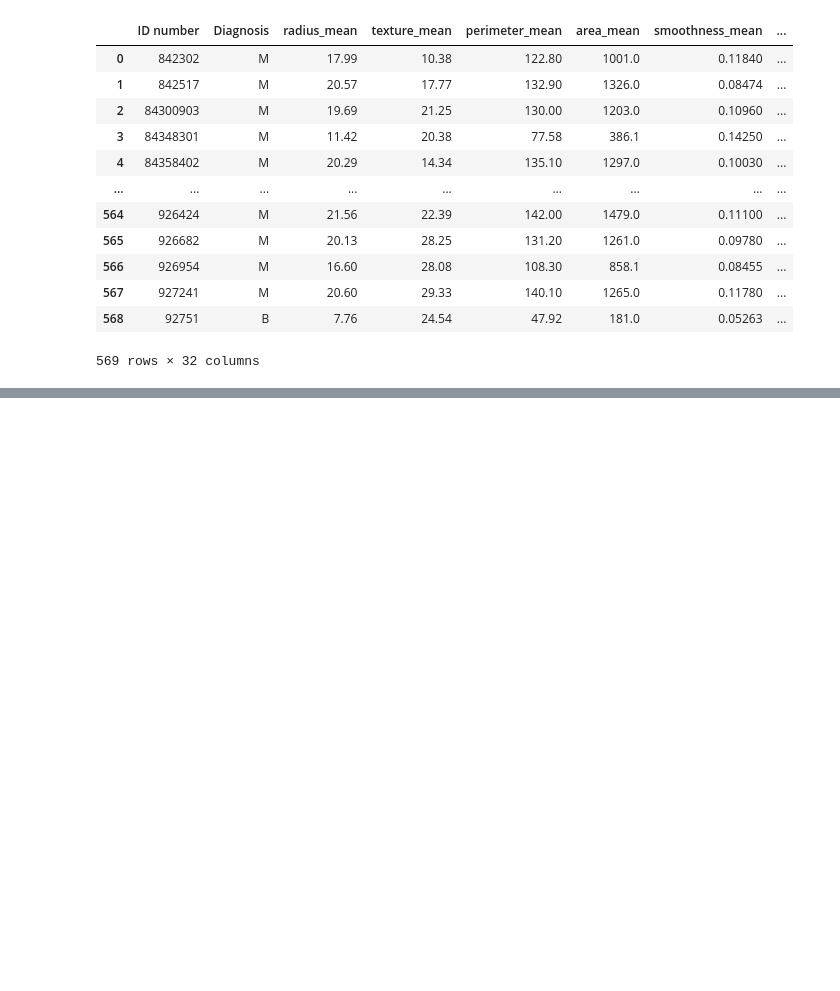
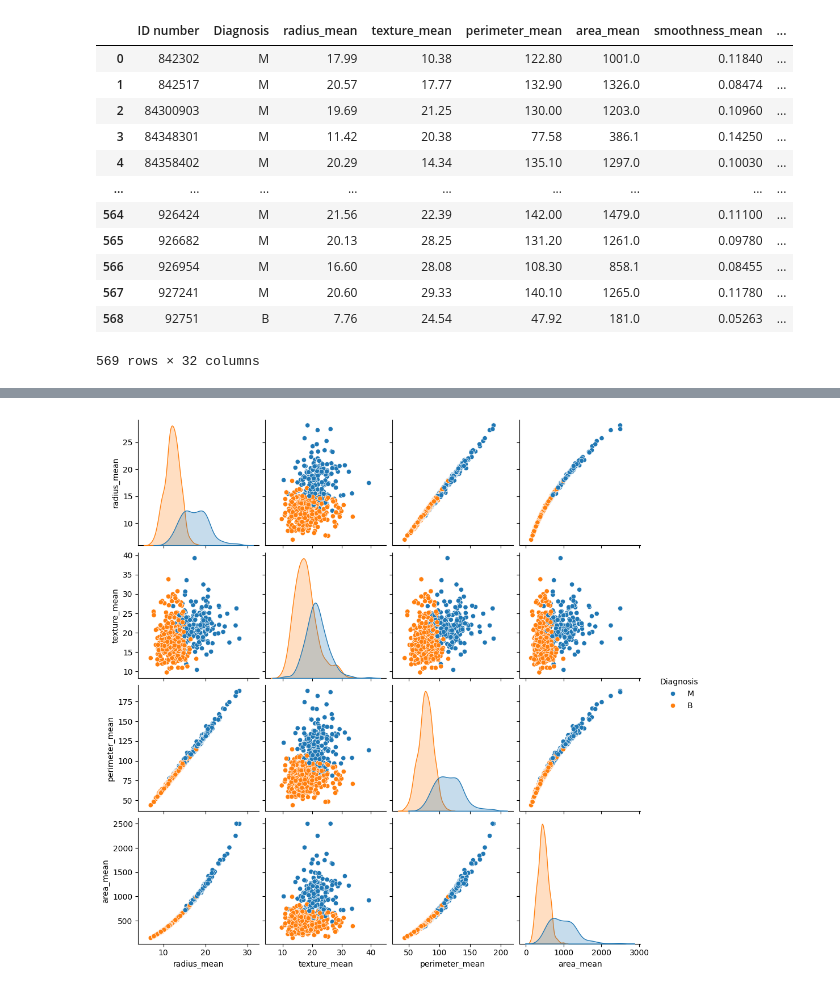
Before and after one commit to belalmohsen13/Machine_Learning, a Jupyter notebook: Classification/Classification_Task.ipynb, the cells around one changed output, grey strips where cells are left out. Cells and saved outputs as stored; diff of their text form; code cells hidden in the pictures; blank space fills up the shorter version.

```diff
--- a/Classification/Classification_Task.ipynb
+++ b/Classification/Classification_Task.ipynb
@@ -122,0 +220,5 @@ df
+# %%
+sns.pairplot(df[['radius_mean', 'texture_mean', 'perimeter_mean', 'area_mean', 'Diagnosis']], hue='Diagnosis')
+plt.show()
+# %% [output]
+[figure, added]
```
Also changed, not shown: parts of 30 cells of this notebook.
